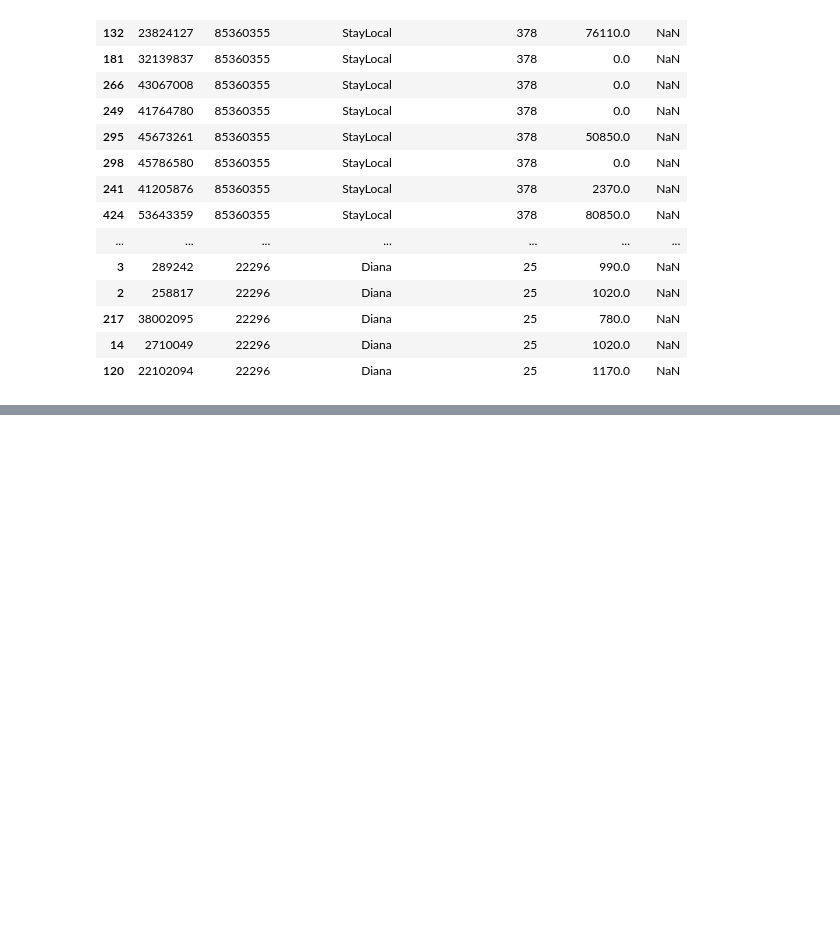
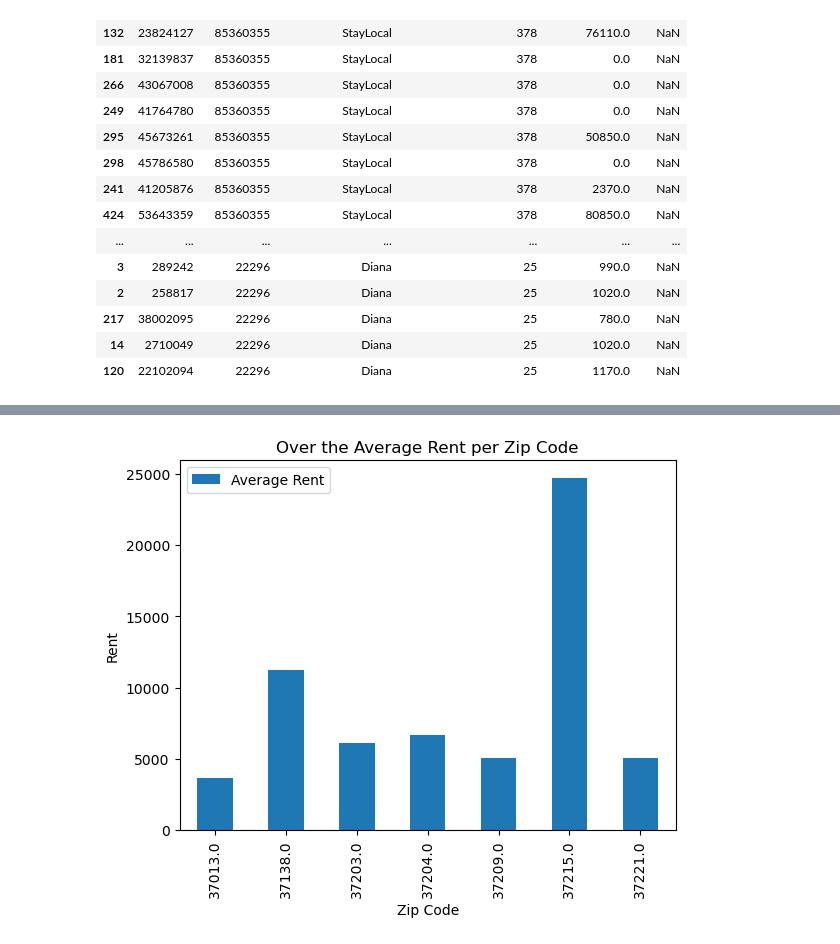
Before and after one commit to jacobvogs/Airbnb-Listings-in-Nash, a Jupyter notebook: notebook/capstone.ipynb, the cells around one changed output, grey strips where cells are left out. Cells and saved outputs as stored; diff of their text form; code cells hidden in the pictures; blank space fills up the shorter version.

```diff
--- a/notebook/capstone.ipynb
+++ b/notebook/capstone.ipynb
@@ -599,0 +644,8 @@ price_min_30ni.info()
+# %%
+over_avg.plot(x='Zip Code', y='Average Rent', kind='bar')
+plt.xlabel('Zip Code')
+plt.ylabel('Rent')
+plt.title('Over the Average Rent per Zip Code')
+plt.show()
+# %% [output]
+[figure, added]
```
Also changed, not shown: parts of 18 cells of this notebook.
